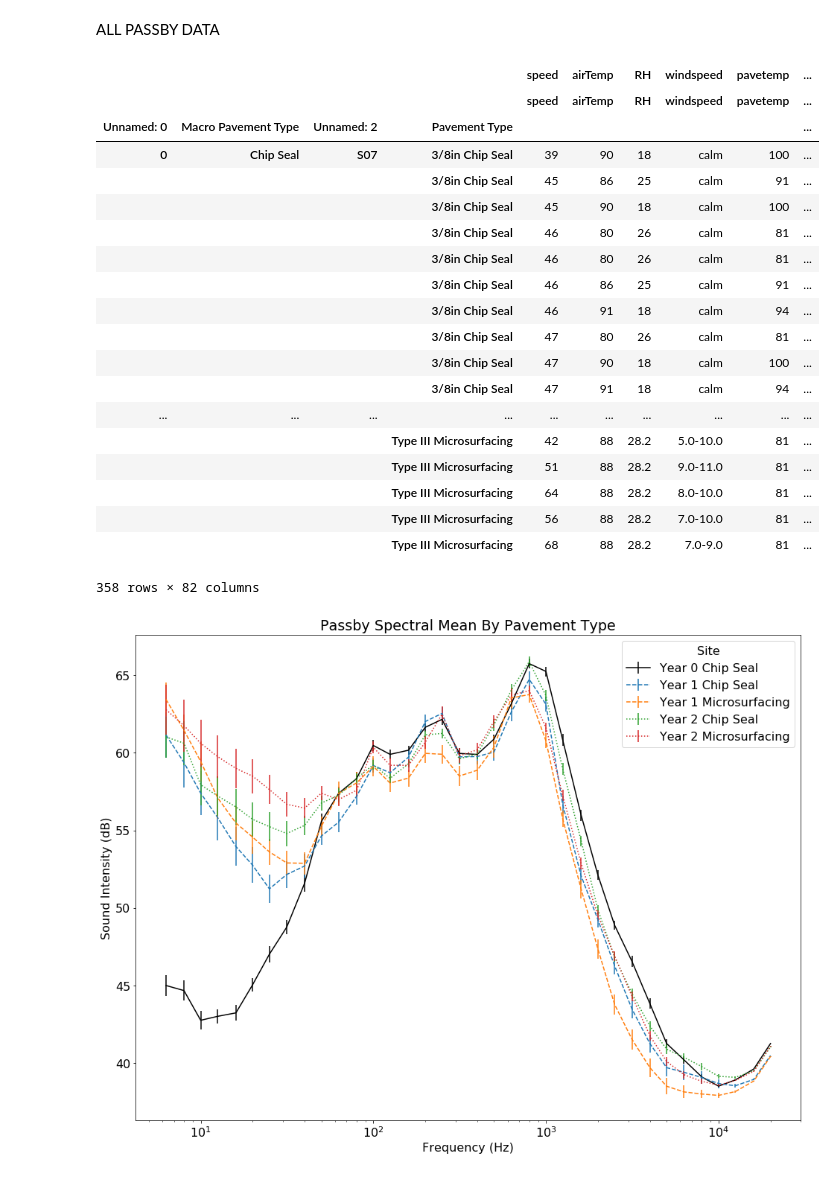
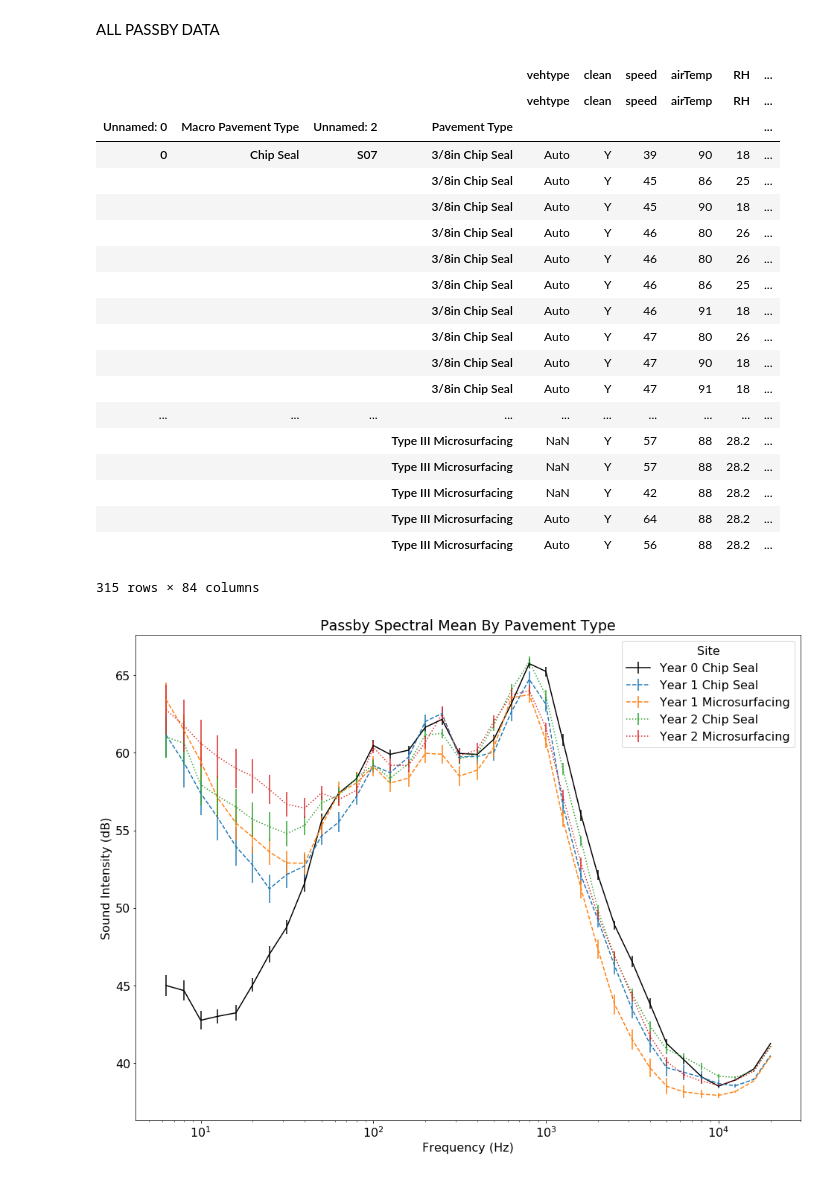
Before and after one commit to VolpeUSDOT/NPS_Quiet_Pavement, a Jupyter notebook: dataprep/Initial EDA Exploratory.ipynb, the cells around one changed output. Drawn from its saved outputs; the diff is of its cells as text; code cells hidden in the pictures.

```diff
--- a/dataprep/Initial EDA Exploratory.ipynb
+++ b/dataprep/Initial EDA Exploratory.ipynb
@@ -585,56 +584,57 @@ for s, yr in zip(allpassby["Unnamed: 2"][1:], allpassby["Unnamed: 0"][1:]):
     else:
         allpassby_m_p_col.append(macro_pavement_type[float(s[2])])
 allpassby["Macro Pavement Type"] = allpassby_m_p_col
 allpassby.set_index(["Unnamed: 0","Macro Pavement Type", "Unnamed: 2", "Pavement Type"], inplace = True)
 
-# Drop date, passtime, halfstep, vehtype, clean, Comment, winddir,
+# Drop date, passtime, halfstep, Comment, winddir,
 # cloud, ParkName, SiteName (the second one), and IntTemp
 #These columns are either irrelevant, only exist for site 07, or are empty
-allpassby.drop(["Unnamed: 1","Unnamed: 3","Unnamed: 4","Unnamed: 5","Unnamed: 6",
-                "Unnamed: 8","Unnamed: 12","Unnamed: 13","Unnamed: 15","Unnamed: 16", "Unnamed: 22"], axis = 1, inplace = True)
+allpassby.drop(["Unnamed: 1","Unnamed: 3","Unnamed: 4","Unnamed: 8","Unnamed: 12",
+                "Unnamed: 13","Unnamed: 15","Unnamed: 16", "Unnamed: 22"], axis = 1, inplace = True)
 
 # Drop accidentally copy/pasted frequency data
 droplist = []
 for i in range(97,133):
     droplist.append("Unnamed: "+str(i))
 allpassby.drop(droplist, axis = 1, inplace = True)
 
 #Create multilevel columns
 header_corrections = []
 for a,b in zip(allpassby.loc["Meas Year"].values.tolist()[0], allpassby.columns.tolist()):
     if isinstance(a,float):
         if "1/3 LZFeq" in b:
             header_corrections.append("1/3 LZFeq")
         else:
             header_corrections.append("1/3 LZFmax")
     else:
         header_corrections.append(a)
 allpassby.columns = [header_corrections, allpassby.loc["Meas Year"].values.tolist()[0]]
 
 #Remove column labels that are still inside the table
 allpassby.drop([("Meas Year", "Macro Pavement Type", "sitename", "Pavement Type")],axis = 0, inplace = True)
+allpassby = allpassby[allpassby["clean"]["clean"]=="Y"]
 allpassby
 # %% [output]
-|  |  |  |  | speed | airTemp | RH | windspeed | pavetemp | ... |
-|  |  |  |  | speed | airTemp | RH | windspeed | pavetemp | ... |
+|  |  |  |  | vehtype | clean | speed | airTemp | RH | ... |
+|  |  |  |  | vehtype | clean | speed | airTemp | RH | ... |
 | Unnamed: 0 | Macro Pavement Type | Unnamed: 2 | Pavement Type |  |  |  |  |  | ... |
-| 0 | Chip Seal | S07 | 3/8in Chip Seal | 39 | 90 | 18 | calm | 100 | ... |
-|  |  |  | 3/8in Chip Seal | 45 | 86 | 25 | calm | 91 | ... |
-|  |  |  | 3/8in Chip Seal | 45 | 90 | 18 | calm | 100 | ... |
-|  |  |  | 3/8in Chip Seal | 46 | 80 | 26 | calm | 81 | ... |
-|  |  |  | 3/8in Chip Seal | 46 | 80 | 26 | calm | 81 | ... |
-|  |  |  | 3/8in Chip Seal | 46 | 86 | 25 | calm | 91 | ... |
-|  |  |  | 3/8in Chip Seal | 46 | 91 | 18 | calm | 94 | ... |
-|  |  |  | 3/8in Chip Seal | 47 | 80 | 26 | calm | 81 | ... |
-|  |  |  | 3/8in Chip Seal | 47 | 90 | 18 | calm | 100 | ... |
-|  |  |  | 3/8in Chip Seal | 47 | 91 | 18 | calm | 94 | ... |
+| 0 | Chip Seal | S07 | 3/8in Chip Seal | Auto | Y | 39 | 90 | 18 | ... |
+|  |  |  | 3/8in Chip Seal | Auto | Y | 45 | 86 | 25 | ... |
+|  |  |  | 3/8in Chip Seal | Auto | Y | 45 | 90 | 18 | ... |
+|  |  |  | 3/8in Chip Seal | Auto | Y | 46 | 80 | 26 | ... |
+|  |  |  | 3/8in Chip Seal | Auto | Y | 46 | 80 | 26 | ... |
+|  |  |  | 3/8in Chip Seal | Auto | Y | 46 | 86 | 25 | ... |
+|  |  |  | 3/8in Chip Seal | Auto | Y | 46 | 91 | 18 | ... |
+|  |  |  | 3/8in Chip Seal | Auto | Y | 47 | 80 | 26 | ... |
+|  |  |  | 3/8in Chip Seal | Auto | Y | 47 | 90 | 18 | ... |
+|  |  |  | 3/8in Chip Seal | Auto | Y | 47 | 91 | 18 | ... |
 | ... | ... | ... | ... | ... | ... | ... | ... | ... | ... |
-|  |  |  | Type III Microsurfacing | 42 | 88 | 28.2 | 5.0-10.0 | 81 | ... |
-|  |  |  | Type III Microsurfacing | 51 | 88 | 28.2 | 9.0-11.0 | 81 | ... |
-|  |  |  | Type III Microsurfacing | 64 | 88 | 28.2 | 8.0-10.0 | 81 | ... |
-|  |  |  | Type III Microsurfacing | 56 | 88 | 28.2 | 7.0-10.0 | 81 | ... |
-|  |  |  | Type III Microsurfacing | 68 | 88 | 28.2 | 7.0-9.0 | 81 | ... |
+|  |  |  | Type III Microsurfacing | NaN | Y | 57 | 88 | 28.2 | ... |
+|  |  |  | Type III Microsurfacing | NaN | Y | 57 | 88 | 28.2 | ... |
+|  |  |  | Type III Microsurfacing | NaN | Y | 42 | 88 | 28.2 | ... |
+|  |  |  | Type III Microsurfacing | Auto | Y | 64 | 88 | 28.2 | ... |
+|  |  |  | Type III Microsurfacing | Auto | Y | 56 | 88 | 28.2 | ... |
-358 rows × 82 columns
+315 rows × 84 columns
 # %%
 frequencies = allpassby["1/3 LZFeq"]
 speed = allpassby["speed"]
```
Also changed, not shown: parts of 3 cells of this notebook.
